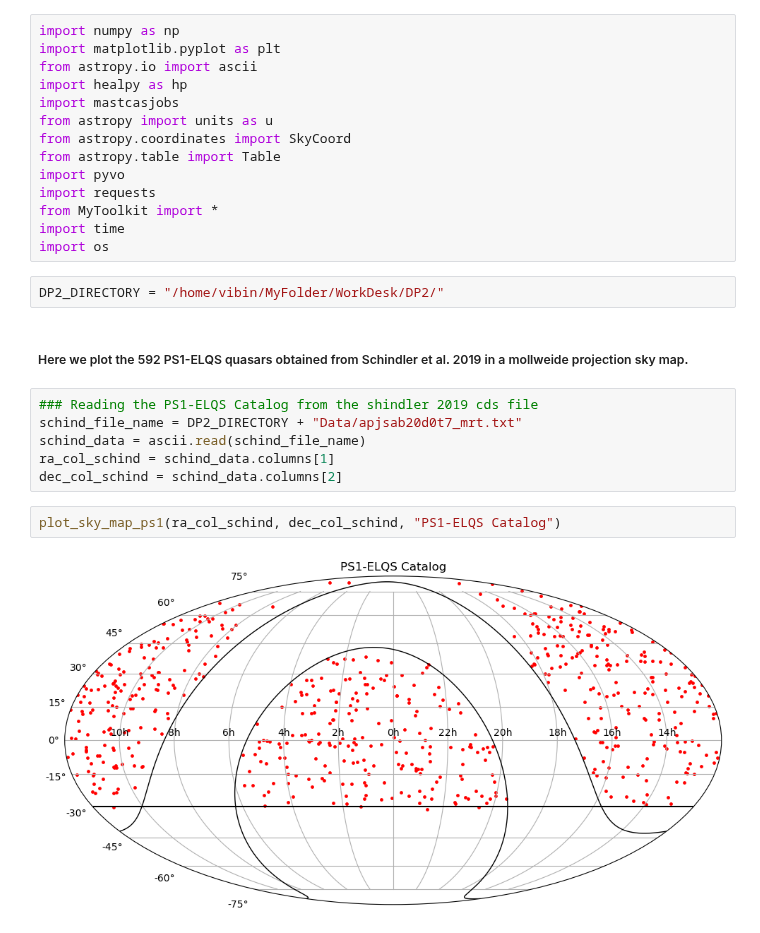
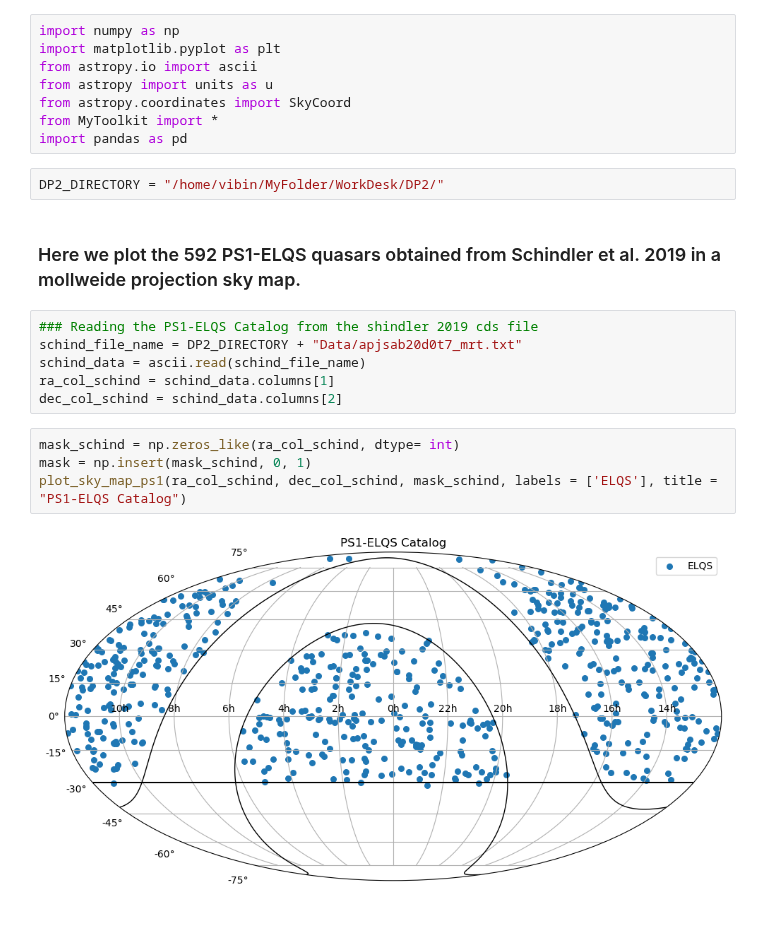
Before and after one commit to VibinRam/DP2, a Jupyter notebook: Codes/PS1_data_retrieval/Quasar_footprint_finder.ipynb, the cells around one changed output. Cells and saved outputs as stored; diff of their text form.

```diff
--- a/Codes/PS1_data_retrieval/Quasar_footprint_finder.ipynb
+++ b/Codes/PS1_data_retrieval/Quasar_footprint_finder.ipynb
@@ -2,27 +2,23 @@
 import numpy as np
 import matplotlib.pyplot as plt
 from astropy.io import ascii
-import healpy as hp
-import mastcasjobs
 from astropy import units as u
 from astropy.coordinates import SkyCoord
-from astropy.table import Table
-import pyvo
-import requests
 from MyToolkit import *
-import time
-import os
+import pandas as pd
 # %%
 DP2_DIRECTORY = "/home/vibin/MyFolder/WorkDesk/DP2/"
 # %% [markdown]
-##### Here we plot the 592 PS1-ELQS quasars obtained from Schindler et al. 2019 in a mollweide projection sky map.
+### Here we plot the 592 PS1-ELQS quasars obtained from Schindler et al. 2019 in a mollweide projection sky map.
 # %%
 ### Reading the PS1-ELQS Catalog from the shindler 2019 cds file
 schind_file_name = DP2_DIRECTORY + "Data/apjsab20d0t7_mrt.txt"
 schind_data = ascii.read(schind_file_name)
 ra_col_schind = schind_data.columns[1]
 dec_col_schind = schind_data.columns[2]
-# %%
-plot_sky_map_ps1(ra_col_schind, dec_col_schind, "PS1-ELQS Catalog")
-# %% [output]
-[figure, removed]
+# %%
+mask_schind = np.zeros_like(ra_col_schind, dtype= int)
+mask = np.insert(mask_schind, 0, 1)
+plot_sky_map_ps1(ra_col_schind, dec_col_schind, mask_schind, labels = ['ELQS'], title = "PS1-ELQS Catalog")
+# %% [output]
+[figure, added]
```
Also changed, not shown: parts of 16 cells of this notebook, 6 other files.
